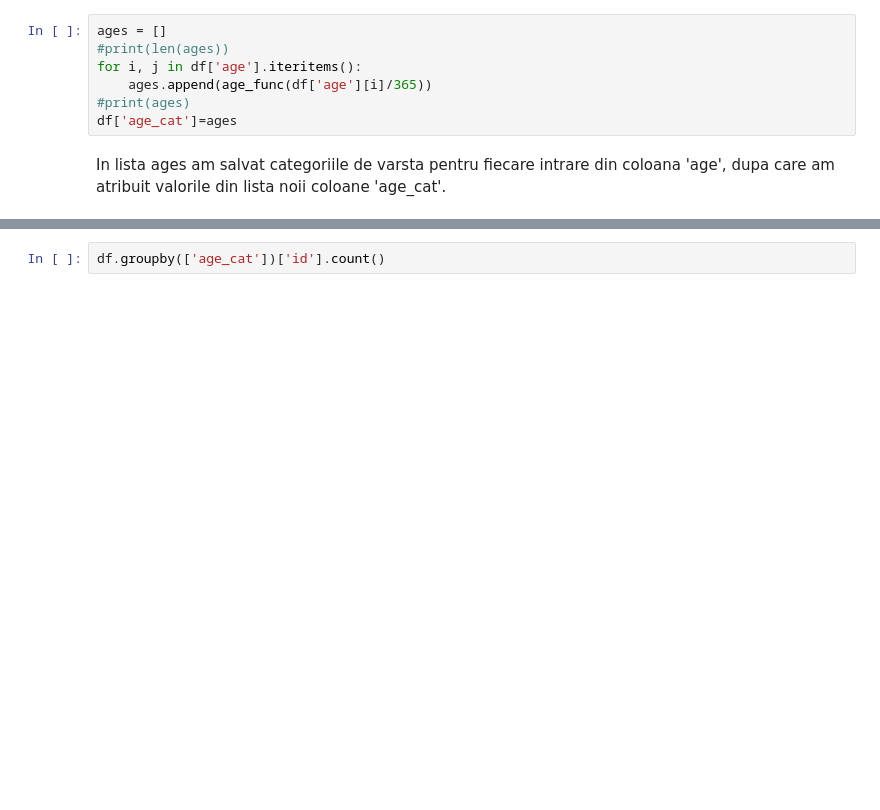
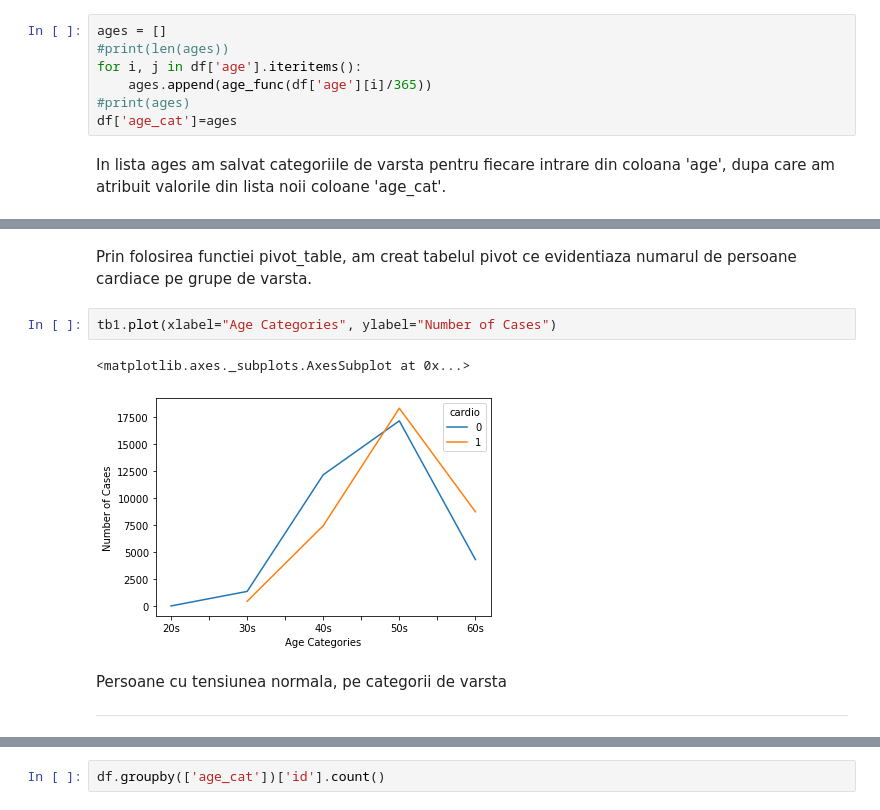
Before and after one commit to bojiix/RAM-OSI-BAN-AI, a Jupyter notebook: pr_sd_ra.ipynb, the cells around one changed output, grey strips where cells are left out. Cells and saved outputs as stored; diff of their text form; blank space fills up the shorter version.

Commit message:
Creată în Colaboratory

```diff
--- a/pr_sd_ra.ipynb
+++ b/pr_sd_ra.ipynb
@@ -102,0 +149,11 @@ df.pivot_table('id',index='age_cat',columns='cardio',aggfunc='count')
+# %% [markdown]
+Prin folosirea functiei pivot_table, am creat tabelul pivot ce evidentiaza numarul de persoane cardiace pe grupe de varsta.
+# %%
+tb1.plot(xlabel="Age Categories", ylabel="Number of Cases")
+# %% [output]
+<matplotlib.axes._subplots.AxesSubplot at 0x...>
+[figure, added]
+# %% [markdown]
+Persoane cu tensiunea normala, pe categorii de varsta
+
+---
```
Also changed, not shown: parts of 22 cells of this notebook.
